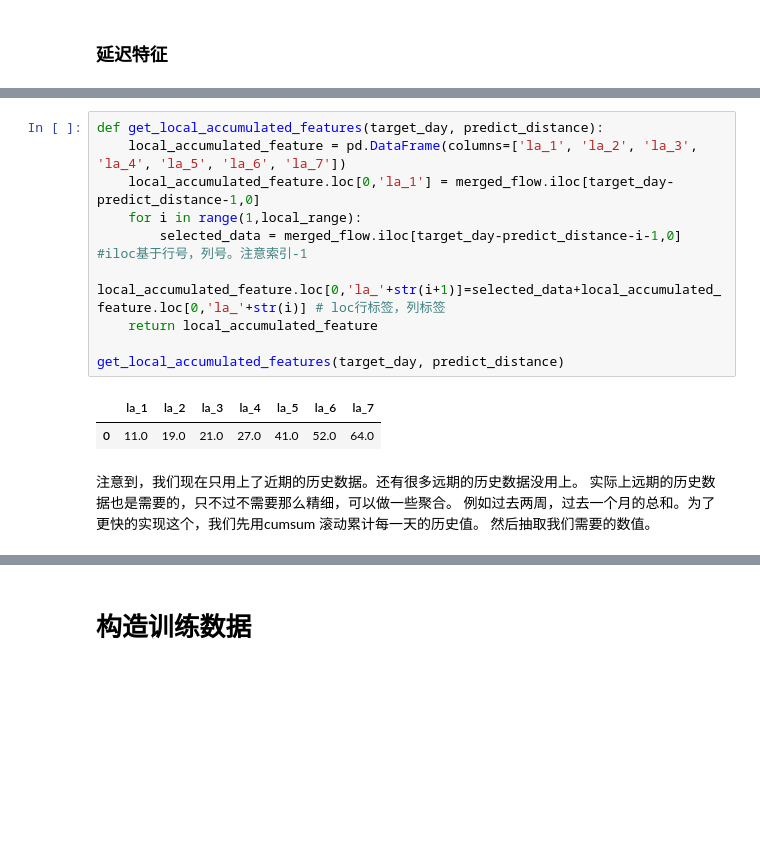
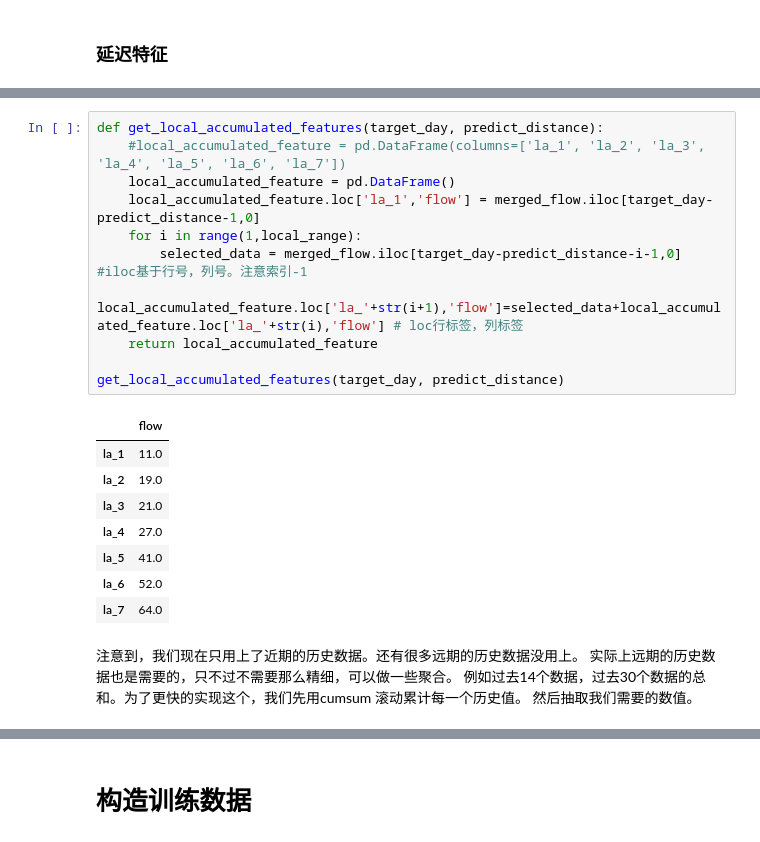
Before and after one commit to Zhou1317fe5/ml-projects, a Jupyter notebook: SEED2023/智慧交通/code/lightgbm/lightgbm(无特征工程).ipynb, the cells around one changed output, grey strips where cells are left out. Drawn from its saved outputs; the diff is of its cells as text; blank space fills up the shorter version.

```diff
--- a/SEED2023/智慧交通/code/lightgbm/lightgbm(无特征工程).ipynb
+++ b/SEED2023/智慧交通/code/lightgbm/lightgbm(无特征工程).ipynb
@@ -323,18 +330,25 @@ get_local_features(target_day, predict_distance)
 用代码表示的话，即
 # %%
 def get_local_accumulated_features(target_day, predict_distance):
-    local_accumulated_feature = pd.DataFrame(columns=['la_1', 'la_2', 'la_3', 'la_4', 'la_5', 'la_6', 'la_7'])
-    local_accumulated_feature.loc[0,'la_1'] = merged_flow.iloc[target_day-predict_distance-1,0]
+    #local_accumulated_feature = pd.DataFrame(columns=['la_1', 'la_2', 'la_3', 'la_4', 'la_5', 'la_6', 'la_7'])
+    local_accumulated_feature = pd.DataFrame()
+    local_accumulated_feature.loc['la_1','flow'] = merged_flow.iloc[target_day-predict_distance-1,0]
     for i in range(1,local_range):
         selected_data = merged_flow.iloc[target_day-predict_distance-i-1,0] #iloc基于行号，列号。注意索引-1
-        local_accumulated_feature.loc[0,'la_'+str(i+1)]=selected_data+local_accumulated_feature.loc[0,'la_'+str(i)] # loc行标签，列标签
+        local_accumulated_feature.loc['la_'+str(i+1),'flow']=selected_data+local_accumulated_feature.loc['la_'+str(i),'flow'] # loc行标签，列标签
     return local_accumulated_feature
 
 get_local_accumulated_features(target_day, predict_distance)
 # %% [output]
-|  | la_1 | la_2 | la_3 | la_4 | la_5 | la_6 | la_7 |
-| 0 | 11.0 | 19.0 | 21.0 | 27.0 | 41.0 | 52.0 | 64.0 |
+|  | flow |
+| la_1 | 11.0 |
+| la_2 | 19.0 |
+| la_3 | 21.0 |
+| la_4 | 27.0 |
+| la_5 | 41.0 |
+| la_6 | 52.0 |
+| la_7 | 64.0 |
 # %% [markdown]
 注意到，我们现在只用上了近期的历史数据。还有很多远期的历史数据没用上。
 实际上远期的历史数据也是需要的，只不过不需要那么精细，可以做一些聚合。
-例如过去两周，过去一个月的总和。为了更快的实现这个，我们先用cumsum 滚动累计每一天的历史值。 然后抽取我们需要的数值。
+例如过去14个数据，过去30个数据的总和。为了更快的实现这个，我们先用cumsum 滚动累计每一个历史值。 然后抽取我们需要的数值。
```
Also changed, not shown: parts of 28 cells of this notebook.
